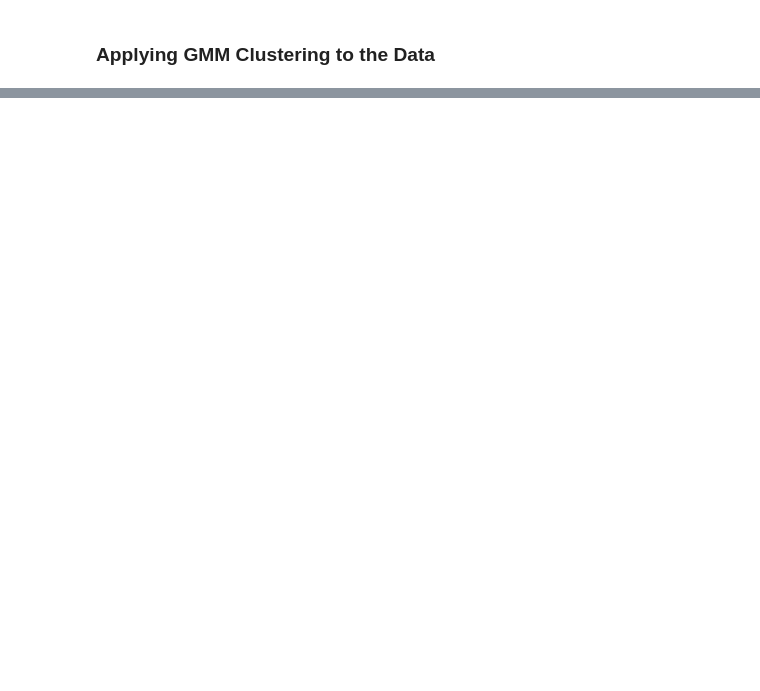
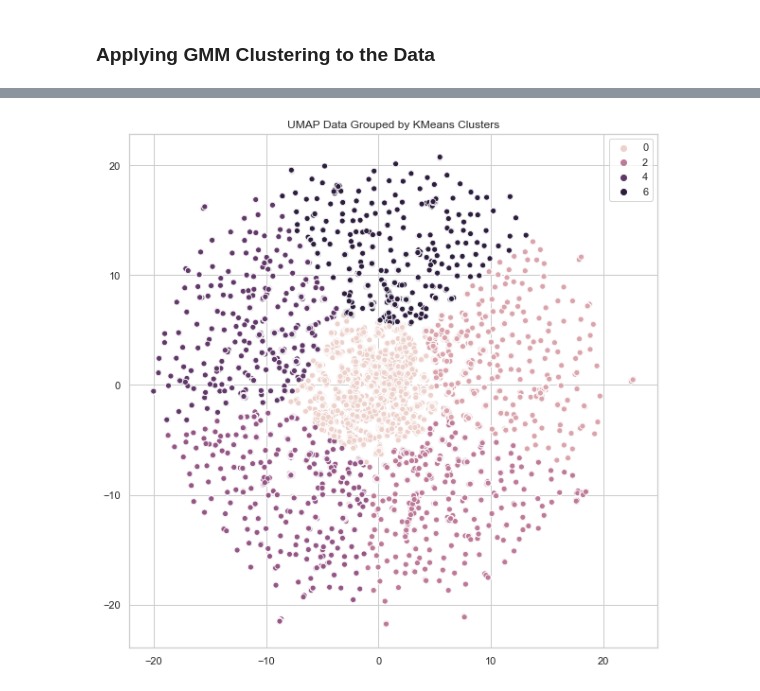
Before and after one commit to jhl126/Talking-Data-User-Demographics, a Jupyter notebook: Final Capstone Clustering.ipynb, the cells around one changed output, grey strips where cells are left out. Saved outputs shown, nothing was run; the diff lists cells and outputs as text; code cells hidden in the pictures; blank space fills up the shorter version.

```diff
--- a/Final Capstone Clustering.ipynb
+++ b/Final Capstone Clustering.ipynb
@@ -286,0 +274,5 @@ plt.show()
+# %%
+umap_results = umap.UMAP(n_components=2, n_neighbors=200)
+X_umap = umap_results.fit_transform(X_std)
+km = KMeans(n_clusters=6, random_state=13)
+clusters = km.fit_predict(X_umap)
@@ -286,0 +281,7 @@ plt.show()
+# %%
+labels = km.fit_predict(X_umap)
+sns.scatterplot(X_umap[:, 0], X_umap[:, 1], hue=labels)
+plt.title("UMAP Data Grouped by KMeans Clusters")
+plt.show()
+# %% [output]
+[figure, added]
```
Also changed, not shown: parts of 20 cells of this notebook.
